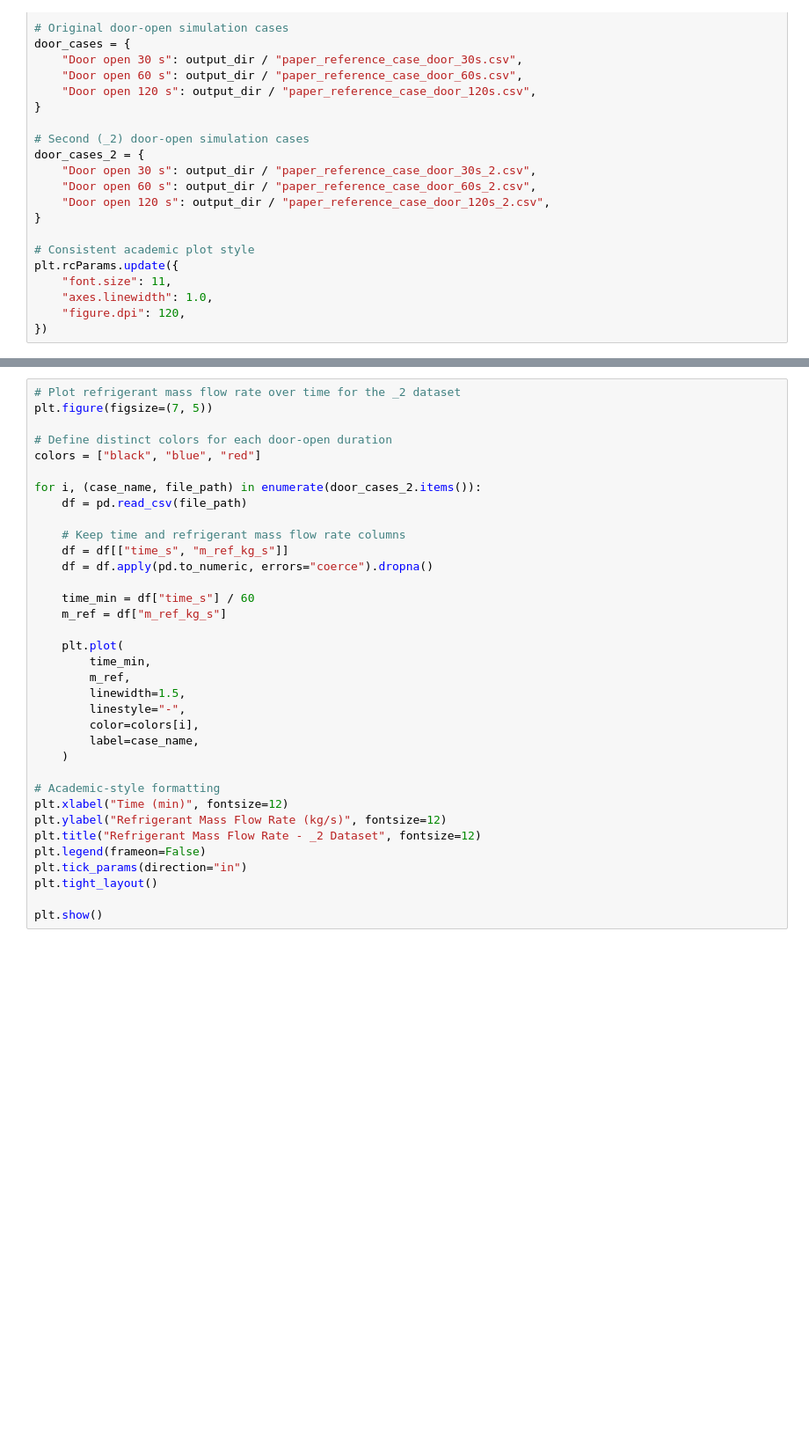
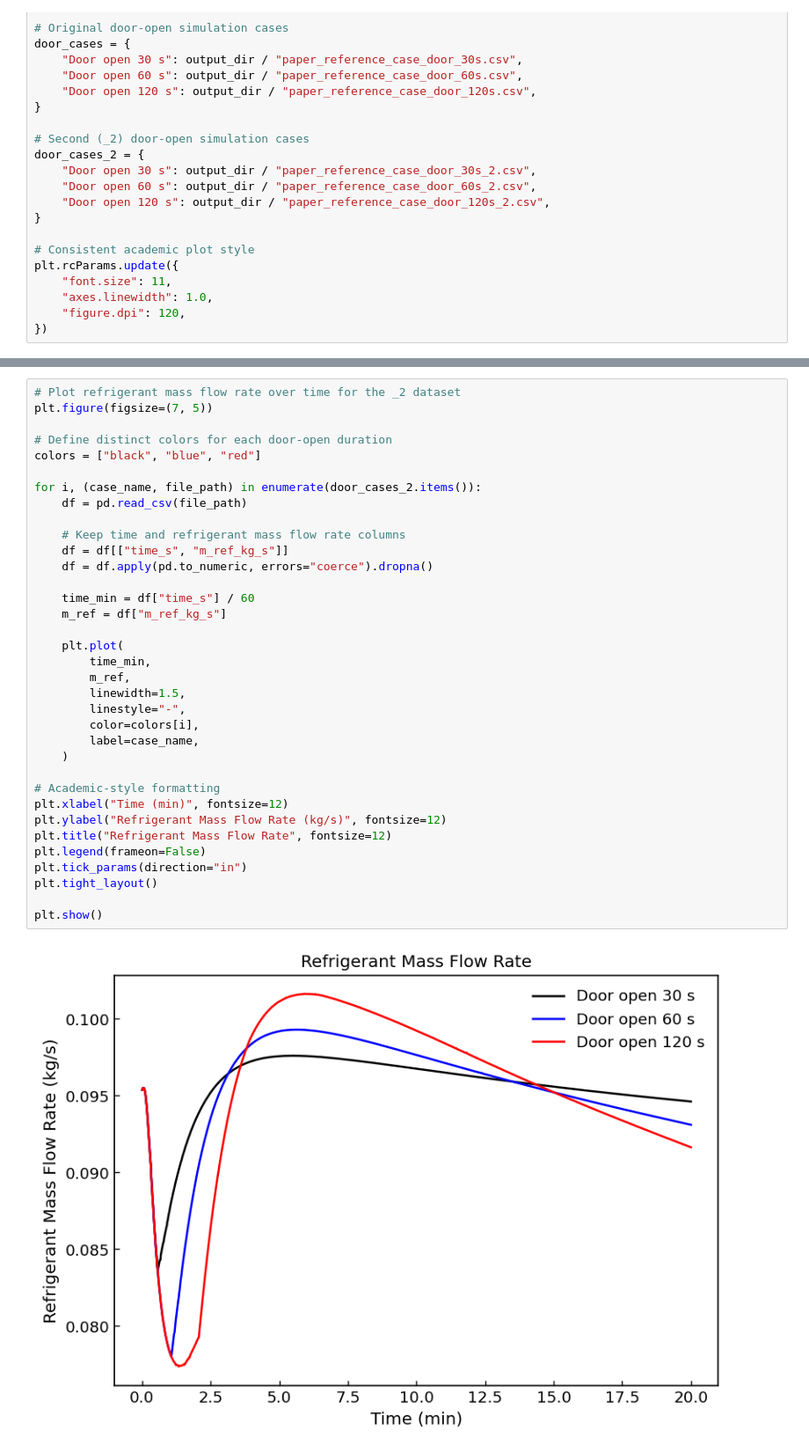
Before and after one commit to adlanfaras/Cascade_VC-AC_Dynamic, a Jupyter notebook: visualization/door_open_variation_plots.ipynb, the cells around one changed output, grey strips where cells are left out. Shown at 88% size. Cells and saved outputs as stored; diff of their text form; blank space fills up the shorter version.

```diff
--- a/visualization/door_open_variation_plots.ipynb
+++ b/visualization/door_open_variation_plots.ipynb
@@ -189,34 +199,36 @@ plt.figure(figsize=(7, 5))
 # Define distinct colors for each door-open duration
 colors = ["black", "blue", "red"]
 
 for i, (case_name, file_path) in enumerate(door_cases_2.items()):
     df = pd.read_csv(file_path)
 
     # Keep time and refrigerant mass flow rate columns
     df = df[["time_s", "m_ref_kg_s"]]
     df = df.apply(pd.to_numeric, errors="coerce").dropna()
 
     time_min = df["time_s"] / 60
     m_ref = df["m_ref_kg_s"]
 
     plt.plot(
         time_min,
         m_ref,
         linewidth=1.5,
         linestyle="-",
         color=colors[i],
         label=case_name,
     )
 
 # Academic-style formatting
 plt.xlabel("Time (min)", fontsize=12)
 plt.ylabel("Refrigerant Mass Flow Rate (kg/s)", fontsize=12)
-plt.title("Refrigerant Mass Flow Rate - _2 Dataset", fontsize=12)
+plt.title("Refrigerant Mass Flow Rate", fontsize=12)
 plt.legend(frameon=False)
 plt.tick_params(direction="in")
 plt.tight_layout()
 
 plt.show()
+# %% [output]
+[figure, added]
 # %%
 # Plot evaporator temperature over time
 plt.figure(figsize=(7, 5))
```
Also changed, not shown: parts of 9 cells of this notebook, 12 other files.
